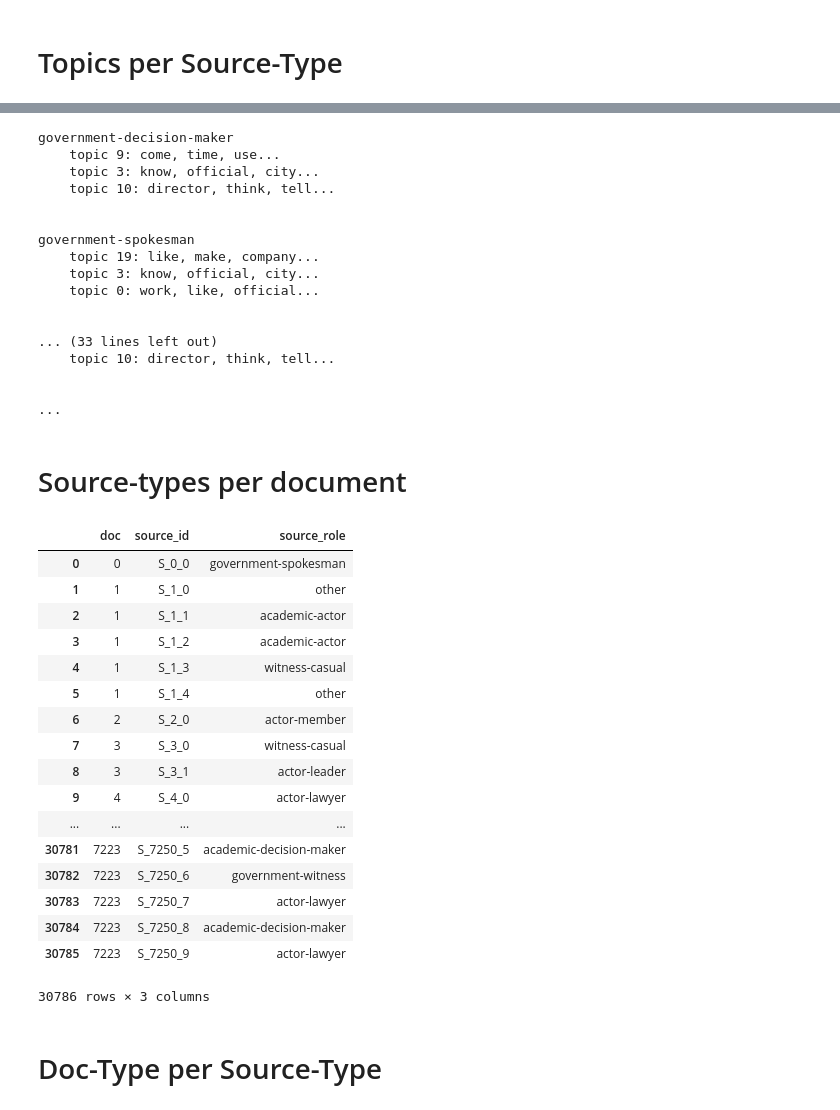
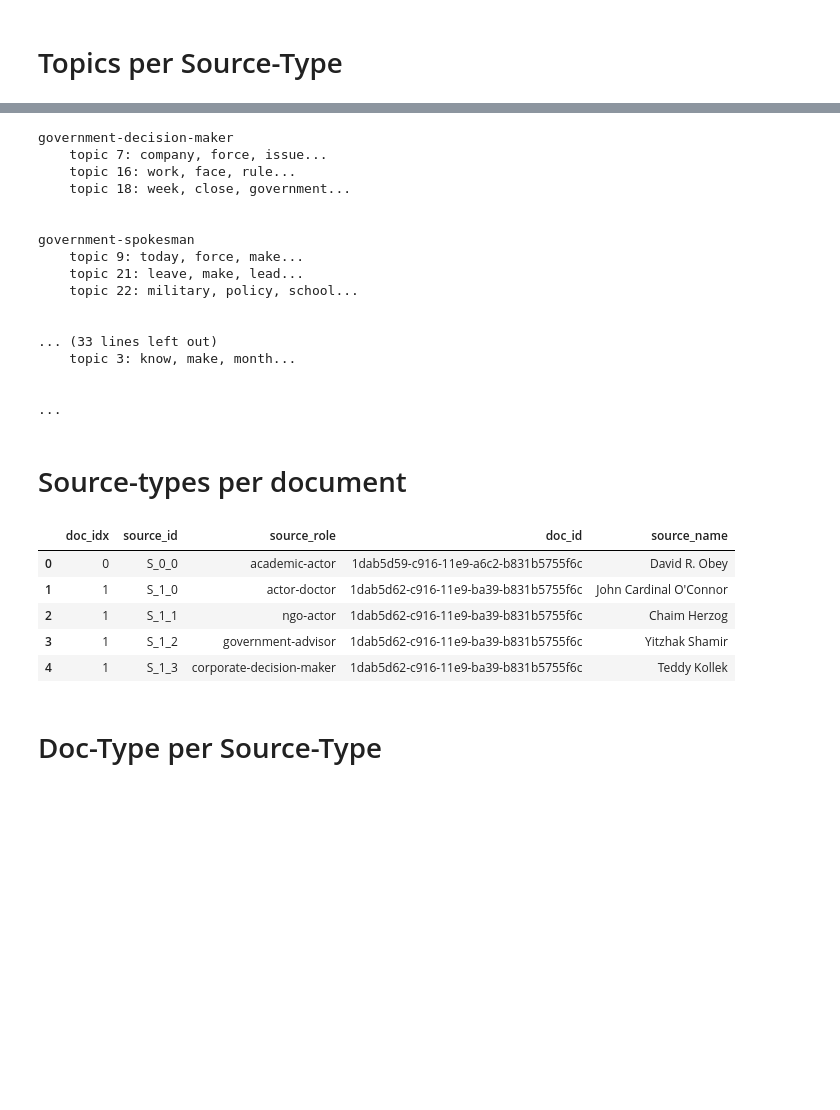
Before and after one commit to alex2awesome/source-exploration, a Jupyter notebook: notebooks/2019-10-18__topic-model.ipynb, the cells around one changed output, grey strips where cells are left out. Cells and saved outputs as stored; diff of their text form; code cells hidden in the pictures; blank space fills up the shorter version.

```diff
--- a/notebooks/2019-10-18__topic-model.ipynb
+++ b/notebooks/2019-10-18__topic-model.ipynb
@@ -22,4 +18,4 @@ from sampler import BOW_Source_GibbsSampler
 # %%
-sampler = pickle.load(open('../models/topic_model/trained-sampler-with-labels.pkl', 'rb'))
+sampler = pickle.load(open('../models/topic_model/trained-sampled-iter-40.pkl', 'rb'))
 # %%
 vocab = open('../models/topic_model/input_data/vocab.txt').read().split('\n')
@@ -74,7 +86,14 @@ sourcetype_by_topic = pd.DataFrame(sampler.sourcetype_by_wordtopic__wordtopic_co
 # %%
 for col in sourcetype_by_topic.columns[:8]:
     print(col)
-    for topic in sourcetype_by_topic[col].sort_values(ascending=False).head(3).index:
+    for topic in (
+#         sourcetype_by_topic
+#             .pipe(lambda df: df / df.sum(axis=0))[col]
+    pmi_sourcetype[col]
+        .sort_values(ascending=False)
+            .head(3)
+            .index
+    ):
         print(
             '    topic ' + str(topic) + ': ' +
                 ', '.join([sorted_topic_df.columns[topic]] + sorted_topic_df.iloc[:, topic].tolist()[:2]) +
@@ -85,19 +104,19 @@ for col in sourcetype_by_topic.columns[:8]:
 print('...')
 # %% [output]
 government-decision-maker
-    topic 9: come, time, use...
-    topic 3: know, official, city...
-    topic 10: director, think, tell...
+    topic 7: company, force, issue...
+    topic 16: work, face, rule...
+    topic 18: week, close, government...
 
 
 government-spokesman
-    topic 19: like, make, company...
-    topic 3: know, official, city...
-    topic 0: work, like, official...
+    topic 9: today, force, make...
+    topic 21: leave, make, lead...
+    topic 22: military, policy, school...
 
 
 ... (33 lines left out)
-    topic 10: director, think, tell...
+    topic 3: know, make, month...
 
 
 ...
@@ -112,21 +125,25 @@ source_to_sourcetype_df = (pd.Series(sampler.source_to_source_type)
+# %%
+docid2idx_map = list(map(lambda x: x['doc_id'],  sampler.docs))
+
+doc_to_source_map = {}
+for doc in sampler.docs:
+    if doc['doc_id'] not in doc_to_source_map:
+        doc_to_source_map[doc['doc_id']] = doc['source_map']
+
+source_to_sourcetype_df = (pd.Series(sampler.source_to_source_type)
+     .apply(lambda x: roles[x])
+     .reset_index()
+     .rename(columns={'level_0':'doc_idx', 'level_1':'source_id', 0:'source_role'})
+     .assign(doc_id=lambda df: df['doc_idx'].apply(lambda x: docid2idx_map[x]))
+     .assign(source_name=lambda df: df.apply(lambda x: doc_to_source_map[x['doc_id']].get(x['source_id']), axis=1))
+     .loc[lambda df: df['source_name'].notnull()]
+)
 # %%
-source_to_sourcetype_df
+source_to_sourcetype_df.head()
 # %% [output]
-|  | doc | source_id | source_role |
-| 0 | 0 | S_0_0 | government-spokesman |
-| 1 | 1 | S_1_0 | other |
-| 2 | 1 | S_1_1 | academic-actor |
-| 3 | 1 | S_1_2 | academic-actor |
-| 4 | 1 | S_1_3 | witness-casual |
-| 5 | 1 | S_1_4 | other |
-| 6 | 2 | S_2_0 | actor-member |
-| 7 | 3 | S_3_0 | witness-casual |
-| 8 | 3 | S_3_1 | actor-leader |
-| 9 | 4 | S_4_0 | actor-lawyer |
-| ... | ... | ... | ... |
-| 30781 | 7223 | S_7250_5 | academic-decision-maker |
-| 30782 | 7223 | S_7250_6 | government-witness |
-| 30783 | 7223 | S_7250_7 | actor-lawyer |
-| 30784 | 7223 | S_7250_8 | academic-decision-maker |
-| 30785 | 7223 | S_7250_9 | actor-lawyer |
+|  | doc_idx | source_id | source_role | doc_id | source_name |
+| 0 | 0 | S_0_0 | academic-actor | 1dab5d59-c916-11e9-a6c2-b831b5755f6c | David R. Obey |
+| 1 | 1 | S_1_0 | actor-doctor | 1dab5d62-c916-11e9-ba39-b831b5755f6c | John Cardinal O'Connor |
+| 2 | 1 | S_1_1 | ngo-actor | 1dab5d62-c916-11e9-ba39-b831b5755f6c | Chaim Herzog |
+| 3 | 1 | S_1_2 | government-advisor | 1dab5d62-c916-11e9-ba39-b831b5755f6c | Yitzhak Shamir |
+| 4 | 1 | S_1_3 | corporate-decision-maker | 1dab5d62-c916-11e9-ba39-b831b5755f6c | Teddy Kollek |
-30786 rows × 3 columns
```
Also changed, not shown: parts of 68 cells of this notebook, 6 other files.
